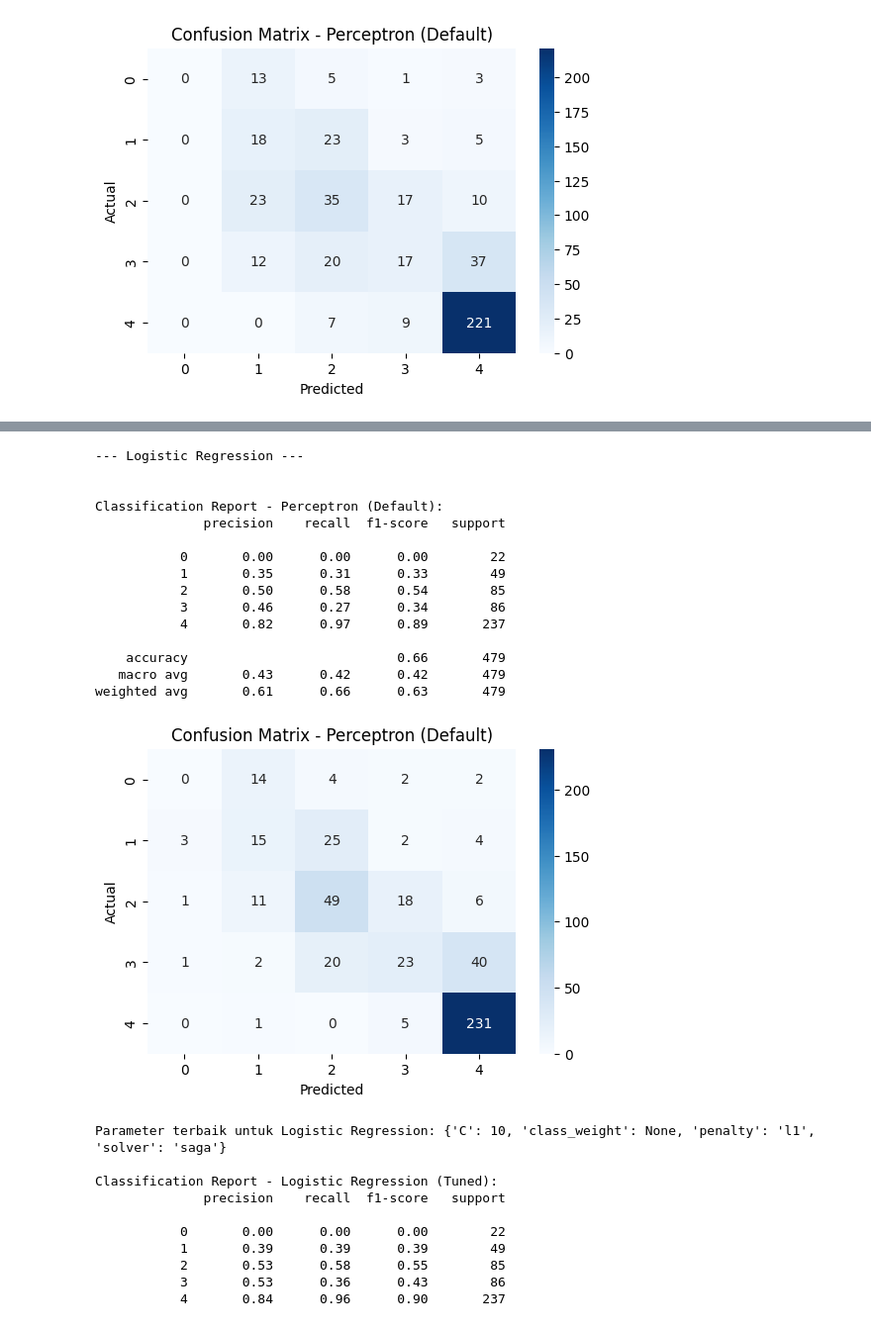
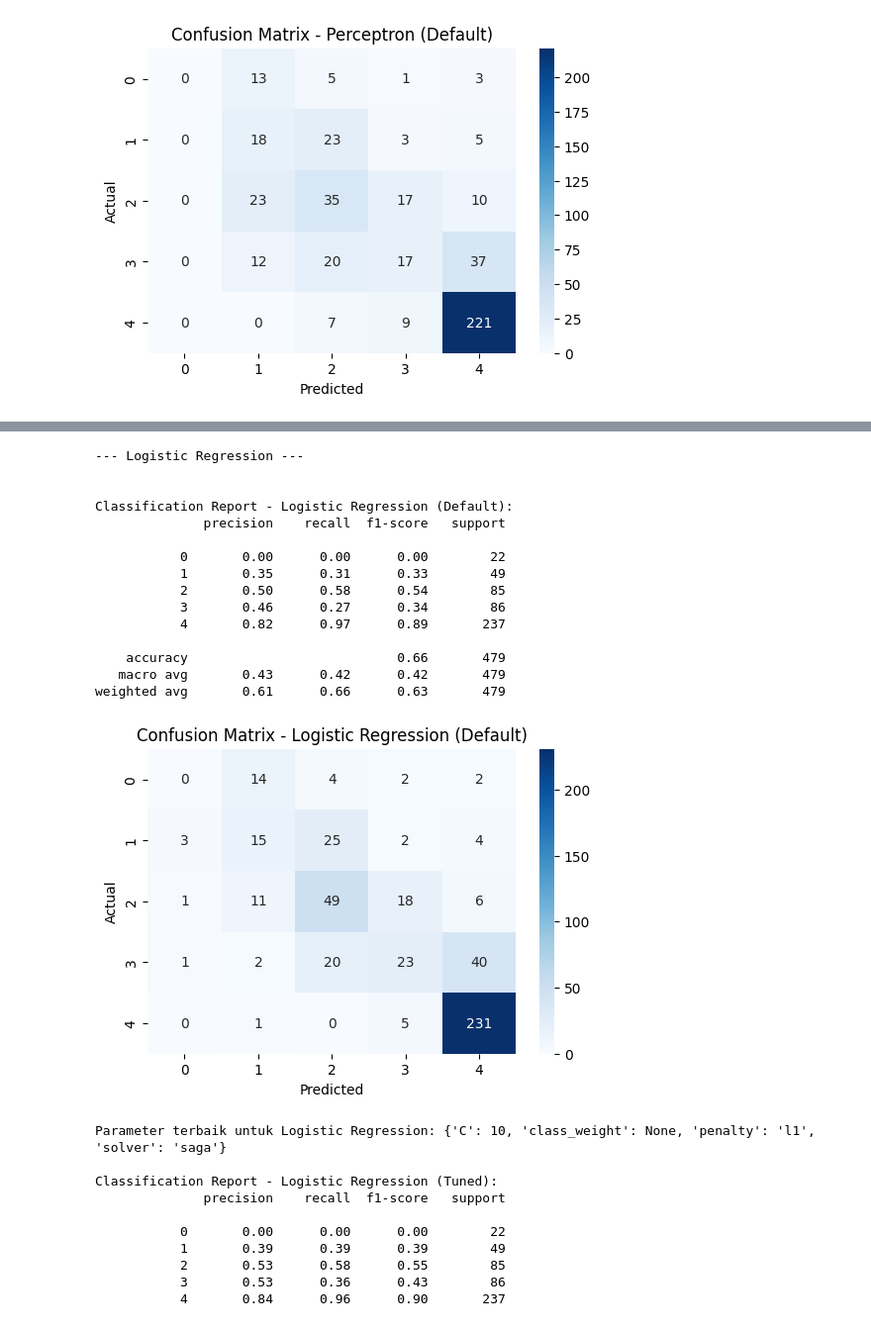
Before and after one commit to sultanjulyan/IF5140-Praktikum-1-Klasifikasi, a Jupyter notebook: IF5140_Praktikum_1_Klasifikasi_NEW.ipynb, the cells around one changed output, grey strips where cells are left out. Shown at 99% size. Drawn from its saved outputs; the diff is of its cells as text; code cells hidden in the pictures.

```diff
--- a/IF5140_Praktikum_1_Klasifikasi_NEW.ipynb
+++ b/IF5140_Praktikum_1_Klasifikasi_NEW.ipynb
@@ -508,30 +507,38 @@ weighted avg       0.51      0.60      0.49       479
 # %%
 # ## Logistic Regression
 # ### Without Hyperparameter
 print("\n--- Logistic Regression ---\n")
 from sklearn.linear_model import LogisticRegression
 
 log_reg_clf = LogisticRegression(random_state=42, max_iter=1000)
 log_reg_clf.fit(X_train, y_train)
 y_pred_log_reg = log_reg_clf.predict(X_test)
-evaluate_model(y_test, y_pred_log_reg, "Logistic Regression (Default)")
+
+print(f"\nClassification Report - Logistic Regression (Default):")
+print(classification_report(y_test, y_pred_log_reg))
+plt.figure(figsize=(6, 4))
+sns.heatmap(confusion_matrix(y_test, y_pred_log_reg), annot=True, fmt='d', cmap='Blues')
+plt.title(f'Confusion Matrix - Logistic Regression (Default)')
+plt.xlabel('Predicted')
+plt.ylabel('Actual')
+plt.show()
 # %% [output]
 --- Logistic Regression ---
 
 
-Classification Report - Perceptron (Default):
+Classification Report - Logistic Regression (Default):
               precision    recall  f1-score   support
 
            0       0.00      0.00      0.00        22
            1       0.35      0.31      0.33        49
            2       0.50      0.58      0.54        85
            3       0.46      0.27      0.34        86
            4       0.82      0.97      0.89       237
 
     accuracy                           0.66       479
    macro avg       0.43      0.42      0.42       479
 weighted avg       0.61      0.66      0.63       479
-[figure, old version]
+[figure, new version]
 # %%
 # ### With Hyperparameter
 param_grid_log_reg = {
```
Also changed, not shown: parts of 2 cells of this notebook.
